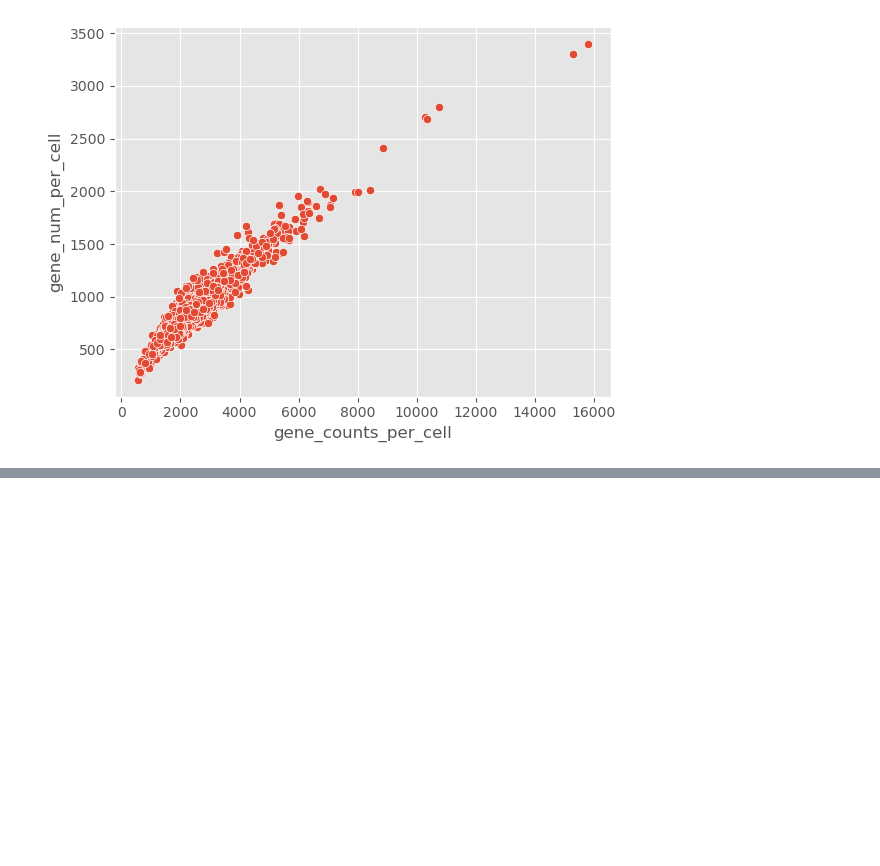
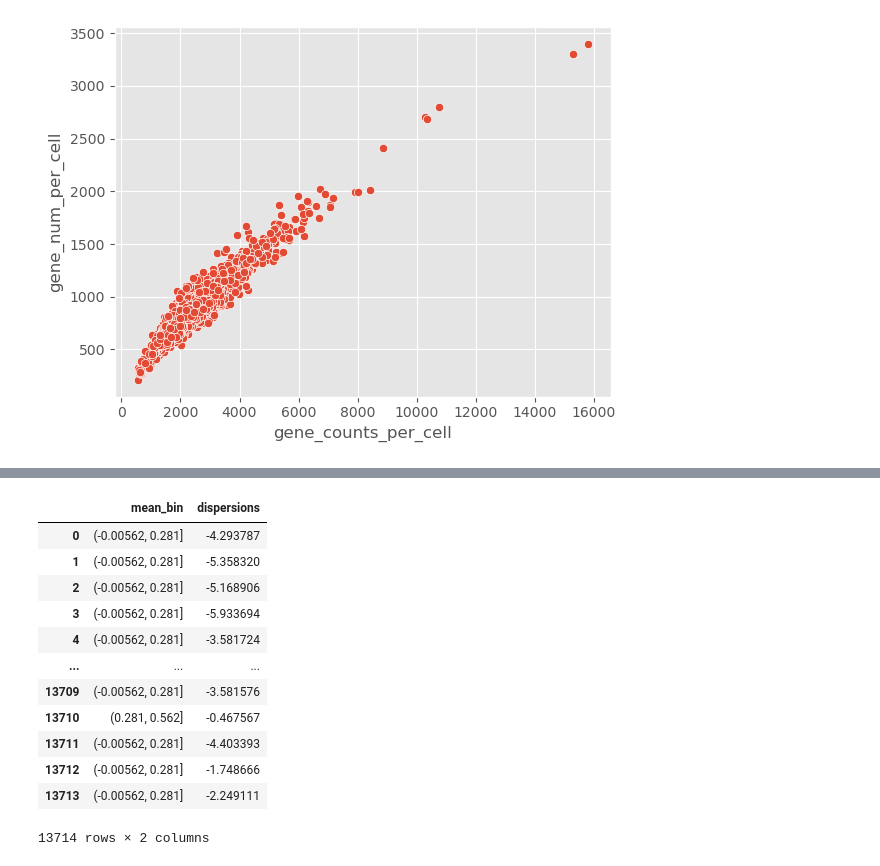
Before and after one commit to whatever60/learn, a Jupyter notebook: single_cell/scanpy/tutorial/preprocessing_clustering_better.ipynb, the cells around one changed output, grey strips where cells are left out. Drawn from its saved outputs; the diff is of its cells as text; code cells hidden in the pictures; blank space fills up the shorter version.

```diff
--- a/single_cell/scanpy/tutorial/preprocessing_clustering_better.ipynb
+++ b/single_cell/scanpy/tutorial/preprocessing_clustering_better.ipynb
@@ -216,2 +554,18 @@ def highly_variable_genes_single_batch_seurat(
+# %%
+df[['mean_bin', 'dispersions']]
+# %% [output]
+|  | mean_bin | dispersions |
+| 0 | (-0.00562, 0.281] | -4.293787 |
+| 1 | (-0.00562, 0.281] | -5.358320 |
+| 2 | (-0.00562, 0.281] | -5.168906 |
+| 3 | (-0.00562, 0.281] | -5.933694 |
+| 4 | (-0.00562, 0.281] | -3.581724 |
+| ... | ... | ... |
+| 13709 | (-0.00562, 0.281] | -3.581576 |
+| 13710 | (0.281, 0.562] | -0.467567 |
+| 13711 | (-0.00562, 0.281] | -4.403393 |
+| 13712 | (-0.00562, 0.281] | -1.748666 |
+| 13713 | (-0.00562, 0.281] | -2.249111 |
+13714 rows × 2 columns
 # %%
 mean, var = my_get_mean_var(adata)
```
Also changed, not shown: parts of 40 cells of this notebook, 2 other files.
